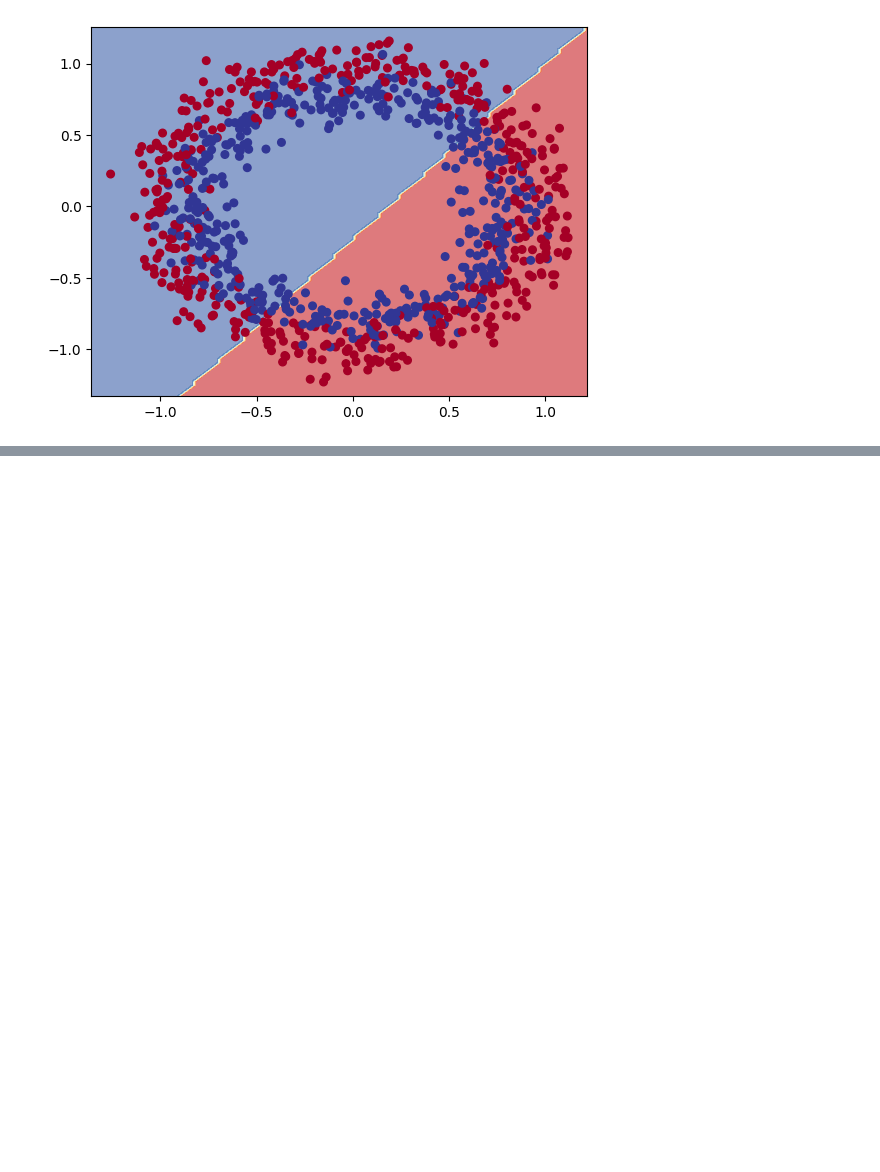
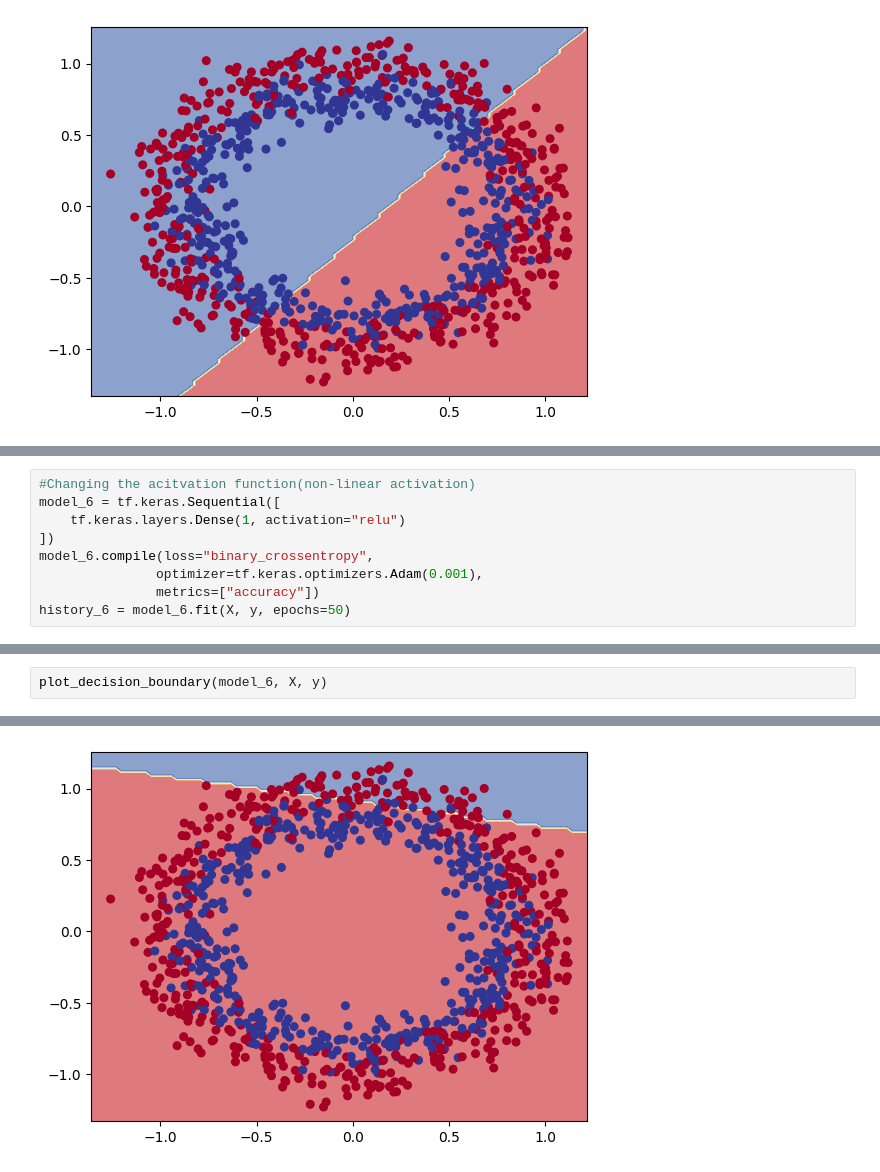
Before and after one commit to gunavc/TensorFlow, a Jupyter notebook: Neural-Network-Classification.ipynb, the cells around one changed output, grey strips where cells are left out. Drawn from its saved outputs; the diff is of its cells as text; blank space fills up the shorter version.

```diff
--- a/Neural-Network-Classification.ipynb
+++ b/Neural-Network-Classification.ipynb
@@ -233,0 +337,9 @@ Binary Classification
+# %%
+#Changing the acitvation function(non-linear activation)
+model_6 = tf.keras.Sequential([
+    tf.keras.layers.Dense(1, activation="relu")
+])
+model_6.compile(loss="binary_crossentropy",
+               optimizer=tf.keras.optimizers.Adam(0.001),
+               metrics=["accuracy"])
+history_6 = model_6.fit(X, y, epochs=50)
@@ -233,0 +366,3 @@ Binary Classification
+# %%
+plot_decision_boundary(model_6, X, y)
+# %% [output]
@@ -233,0 +372 @@ Binary Classification
+[figure, added]
```
Also changed, not shown: parts of 20 cells of this notebook.
